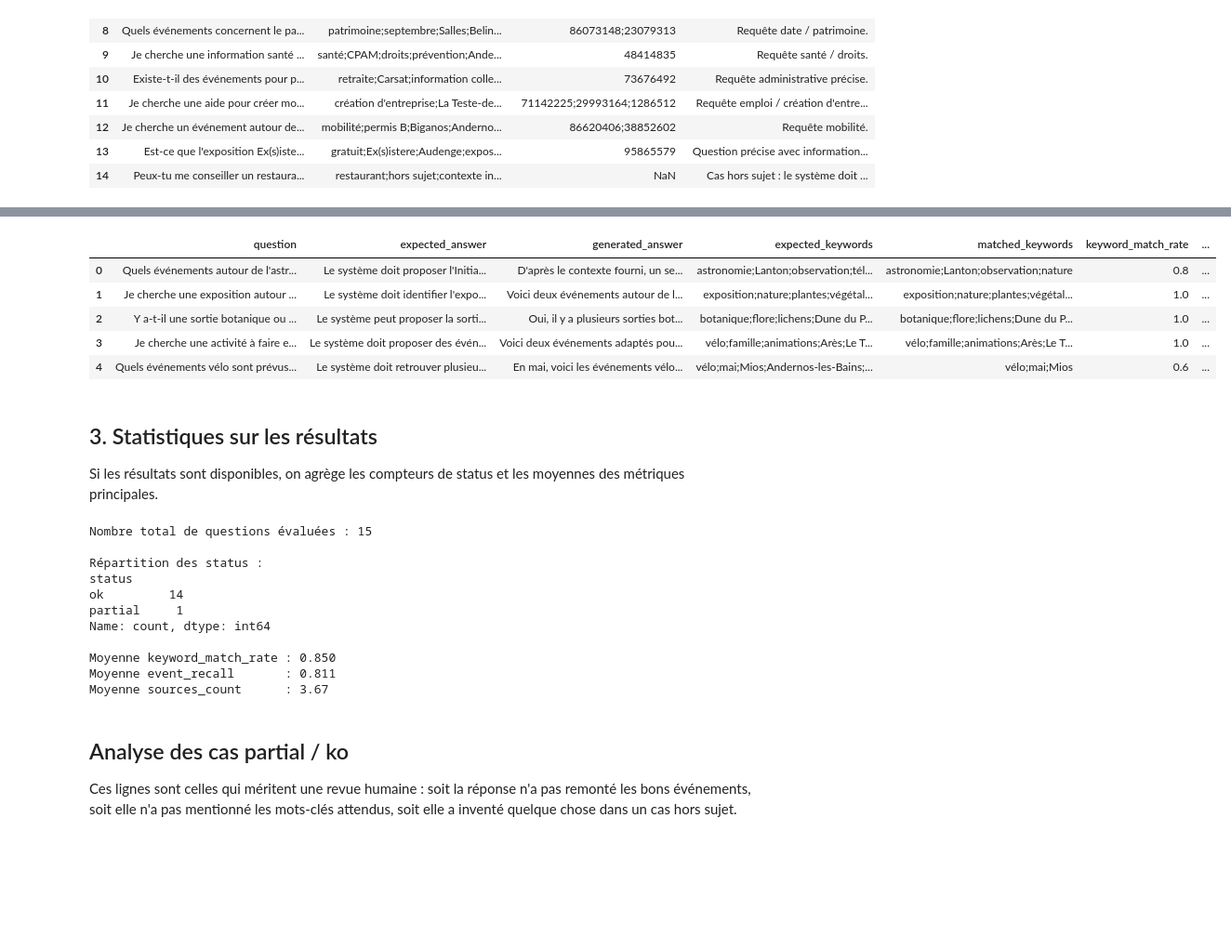
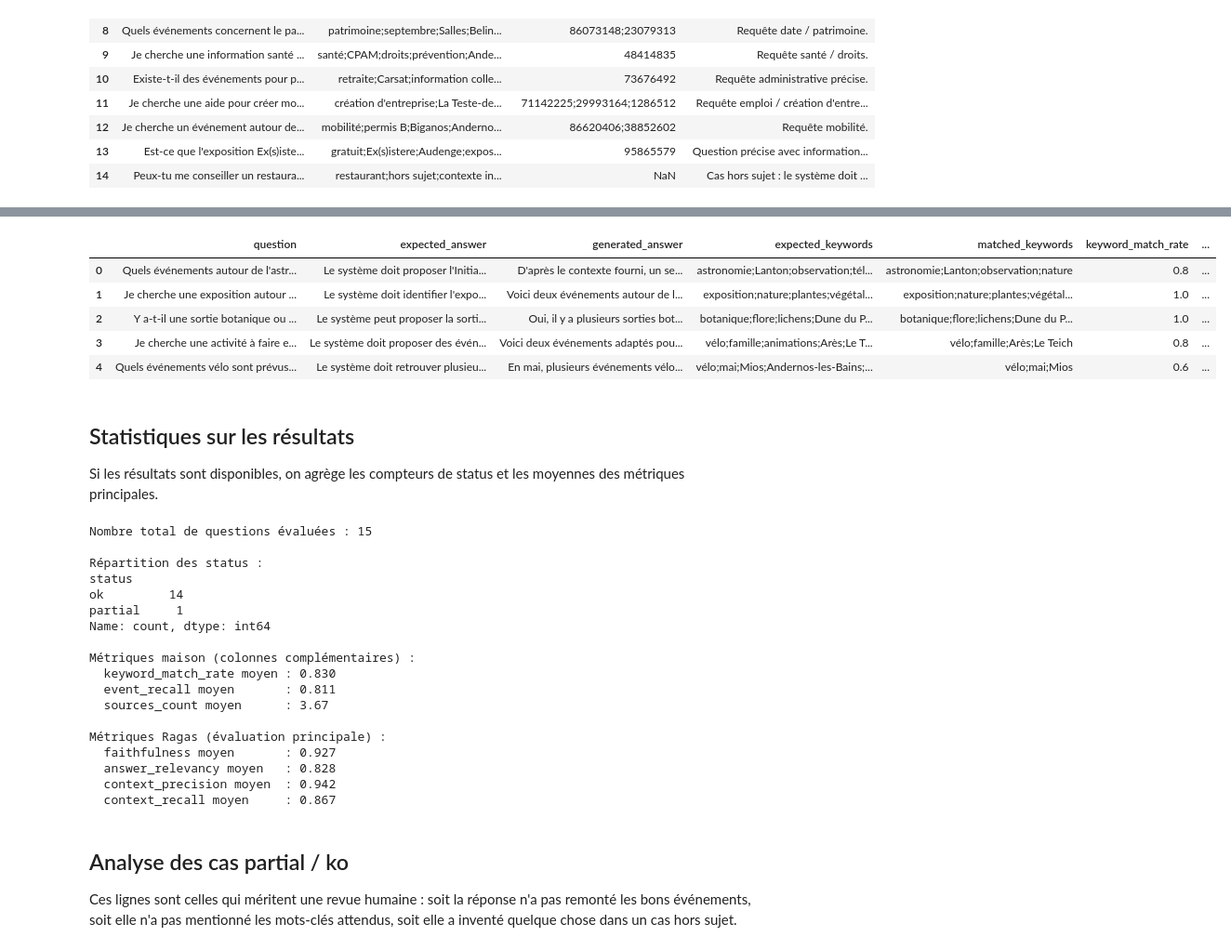
Before and after one commit to justinetct/oc_project9_rag, a Jupyter notebook: notebooks/04_rag_evaluation.ipynb, the cells around one changed output, grey strips where cells are left out. Shown at 93% size. Saved outputs shown, nothing was run; the diff lists cells and outputs as text; code cells hidden in the pictures; blank space fills up the shorter version.

```diff
--- a/notebooks/04_rag_evaluation.ipynb
+++ b/notebooks/04_rag_evaluation.ipynb
@@ -90,45 +98,44 @@ Ces fichiers générés sont conservés dans le repo pour pouvoir analyser les d
 # %%
-# Lecture des résultats détaillés s'ils existent déjà localement.
-results_df = None
-if RESULTS_PATH.exists():
-    results_df = pd.read_csv(RESULTS_PATH)
-    display(results_df.head())
-else:
-    print(
-        "Aucun résultat généré pour le moment. "
-        "Lancez : poetry run python scripts/08_evaluate_rag.py"
-    )
+# Lecture des résultats détaillés
+results_df = pd.read_csv(RESULTS_PATH)
+display(results_df.head())
 # %% [output]
 |  | question | expected_answer | generated_answer | expected_keywords | matched_keywords | keyword_match_rate | ... |
 | 0 | Quels événements autour de l'astr... | Le système doit proposer l'Initia... | D'après le contexte fourni, un se... | astronomie;Lanton;observation;tél... | astronomie;Lanton;observation;nature | 0.8 | ... |
 | 1 | Je cherche une exposition autour ... | Le système doit identifier l'expo... | Voici deux événements autour de l... | exposition;nature;plantes;végétal... | exposition;nature;plantes;végétal... | 1.0 | ... |
 | 2 | Y a-t-il une sortie botanique ou ... | Le système peut proposer la sorti... | Oui, il y a plusieurs sorties bot... | botanique;flore;lichens;Dune du P... | botanique;flore;lichens;Dune du P... | 1.0 | ... |
-| 3 | Je cherche une activité à faire e... | Le système doit proposer des évén... | Voici deux événements adaptés pou... | vélo;famille;animations;Arès;Le T... | vélo;famille;animations;Arès;Le T... | 1.0 | ... |
-| 4 | Quels événements vélo sont prévus... | Le système doit retrouver plusieu... | En mai, voici les événements vélo... | vélo;mai;Mios;Andernos-les-Bains;... | vélo;mai;Mios | 0.6 | ... |
+| 3 | Je cherche une activité à faire e... | Le système doit proposer des évén... | Voici deux événements adaptés pou... | vélo;famille;animations;Arès;Le T... | vélo;famille;Arès;Le Teich | 0.8 | ... |
+| 4 | Quels événements vélo sont prévus... | Le système doit retrouver plusieu... | En mai, plusieurs événements vélo... | vélo;mai;Mios;Andernos-les-Bains;... | vélo;mai;Mios | 0.6 | ... |
 # %% [markdown]
-## 3. Statistiques sur les résultats
+## Statistiques sur les résultats
 
 Si les résultats sont disponibles, on agrège les compteurs de status et les moyennes des métriques principales.
 # %%
-if results_df is not None:
-    print(f"Nombre total de questions évaluées : {len(results_df)}")
-    print("\nRépartition des status :")
-    print(results_df["status"].value_counts())
+print(f"Nombre total de questions évaluées : {len(results_df)}")
+print("\nRépartition des status :")
+print(results_df["status"].value_counts())
 
-    print(
-        "\nMoyenne keyword_match_rate : "
-        f"{results_df['keyword_match_rate'].mean():.3f}"
-    )
-    print(
-        "Moyenne event_recall       : "
-        f"{results_df['event_recall'].mean():.3f}"
-    )
-    print(
-        "Moyenne sources_count      : "
-        f"{results_df['sources_count'].mean():.2f}"
-    )
-else:
-    print("results_df non disponible : statistiques ignorées.")
+print("\nMétriques maison (colonnes complémentaires) :")
+print(
+    "  keyword_match_rate moyen : "
+    f"{results_df['keyword_match_rate'].mean():.3f}"
+)
+print(
+    "  event_recall moyen       : "
+    f"{results_df['event_recall'].mean():.3f}"
+)
+print(
+    "  sources_count moyen      : "
+    f"{results_df['sources_count'].mean():.2f}"
+)
+
+if SUMMARY_PATH.exists():
+    summary = json.loads(SUMMARY_PATH.read_text(encoding="utf-8"))
+    print("\nMétriques Ragas (évaluation principale) :")
+    print(f"  faithfulness moyen       : {summary.get('average_faithfulness')}")
+    print(f"  answer_relevancy moyen   : {summary.get('average_answer_relevancy')}")
+    print(f"  context_precision moyen  : {summary.get('average_context_precision')}")
+    print(f"  context_recall moyen     : {summary.get('average_context_recall')}")
 # %% [output]
 Nombre total de questions évaluées : 15
 
@@ -138,9 +145,16 @@ ok         14
 partial     1
 Name: count, dtype: int64
 
-Moyenne keyword_match_rate : 0.850
-Moyenne event_recall       : 0.811
-Moyenne sources_count      : 3.67
+Métriques maison (colonnes complémentaires) :
+  keyword_match_rate moyen : 0.830
+  event_recall moyen       : 0.811
+  sources_count moyen      : 3.67
+
+Métriques Ragas (évaluation principale) :
+  faithfulness moyen       : 0.927
+  answer_relevancy moyen   : 0.828
+  context_precision moyen  : 0.942
+  context_recall moyen     : 0.867
 # %% [markdown]
 ## Analyse des cas partial / ko
 
```
Also changed, not shown: parts of 6 cells of this notebook, 2 other files.
